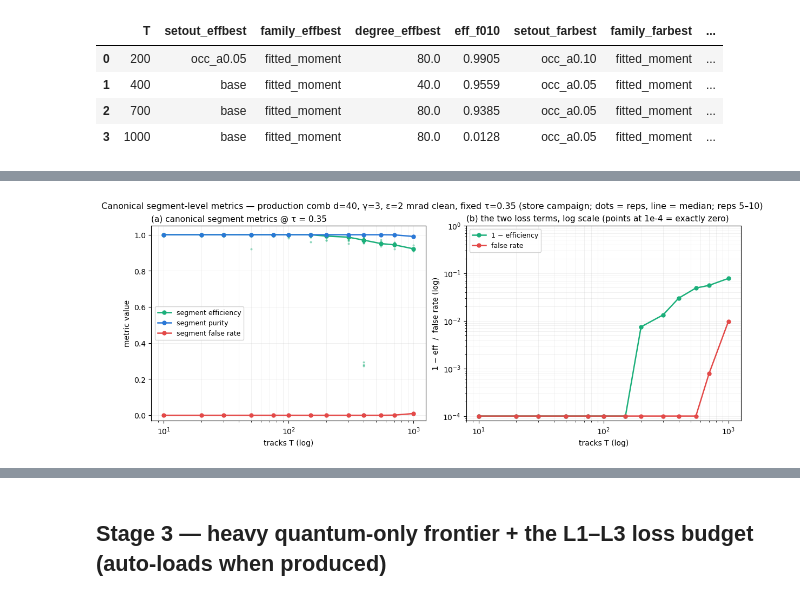
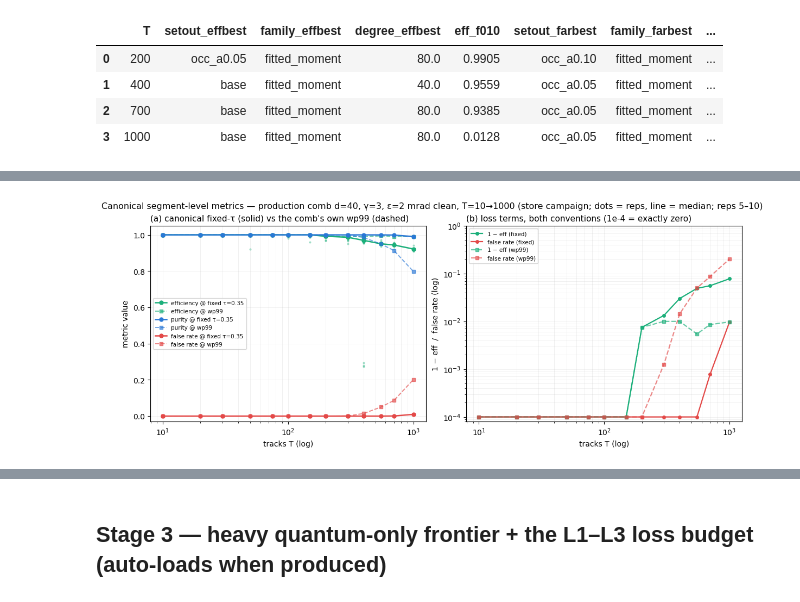
Before and after one commit to GeorgeWilliam1999/Quantum_Track_Reconstruction, a Jupyter notebook: QSVT/Efficiency_Frontier/explore_results.ipynb, the cells around one changed output, grey strips where cells are left out. Drawn from its saved outputs; the diff is of its cells as text; code cells hidden in the pictures.

```diff
--- a/QSVT/Efficiency_Frontier/explore_results.ipynb
+++ b/QSVT/Efficiency_Frontier/explore_results.ipynb
@@ -654,55 +662,68 @@ else:
     q = sm[(sm.solver == "qsvt") & (sm.gamma == 3.0) & (sm.sigma_res == 0.0)
            & (sm.hit_ineff == 0.0) & (sm.sigma_scatt == 1e-4)
            & np.isclose(sm.epsilon, 0.002, atol=1e-5)].copy()
-    METS = [("segment_efficiency", "segment efficiency", "#1baf7a"),
-            ("segment_purity", "segment purity", "#2a78d6"),
-            ("segment_false_rate", "segment false rate", "#e34948")]
+    METS = [("segment_efficiency", "efficiency", "#1baf7a"),
+            ("segment_purity", "purity", "#2a78d6"),
+            ("segment_false_rate", "false rate", "#e34948")]
     fig, axes = plt.subplots(1, 2, figsize=(11.5, 4.6), constrained_layout=True)
 
+    # (a) both conventions: fixed τ=0.35 (locked 2026-06-14) solid,
+    #     the comb's own wp99 working point dashed
     ax = axes[0]
     for col, lab, c in METS:
         med = q.groupby("n_trk")[col].median()
-        ax.plot(q["n_trk"], q[col], ".", ms=4, alpha=0.35, color=c, zorder=2)
-        ax.plot(med.index, med.values, "o-", lw=1.8, ms=5, color=c, label=lab,
-                zorder=3)
+        ax.plot(q["n_trk"], q[col], ".", ms=4, alpha=0.3, color=c, zorder=2)
+        ax.plot(med.index, med.values, "o-", lw=1.8, ms=5, color=c,
+                label=f"{lab} @ fixed τ=0.35", zorder=3)
+        wcol = col + "_wp"
+        if wcol in q.columns:
+            wmed = q.groupby("n_trk")[wcol].median()
+            ax.plot(wmed.index, wmed.values, "s--", lw=1.4, ms=4, color=c,
+                    alpha=0.65, label=f"{lab} @ wp99", zorder=3)
     ax.set_xscale("log")
     ax.set_ylim(-0.03, 1.05)
     ax.set_xlabel("tracks T (log)")
     ax.set_ylabel("metric value")
-    ax.set_title("(a) canonical segment metrics @ τ = 0.35", loc="left",
-                 fontsize=11)
-    ax.legend(fontsize=9, loc="center left")
+    ax.set_title("(a) canonical fixed-τ (solid) vs the comb's own wp99 "
+                 "(dashed)", loc="left", fontsize=11)
+    ax.legend(fontsize=7.5, loc="center left", ncol=1)
 
+    # (b) the loss terms, log scale, both conventions
     ax = axes[1]
-    for col, lab, c in [("segment_efficiency", "efficiency", "#1baf7a"),
-                        ("segment_false_rate", "false rate", "#e34948")]:
+    for col, base_lab, c, conv in [
+            ("segment_efficiency", "1 − eff", "#1baf7a", "fixed"),
+            ("segment_false_rate", "false rate", "#e34948", "fixed"),
+            ("segment_efficiency_wp", "1 − eff", "#1baf7a", "wp99"),
+            ("segment_false_rate_wp", "false rate", "#e34948", "wp99")]:
+        if col not in q.columns:
+            continue
         med = q.groupby("n_trk")[col].median()
-        v = np.clip(med.values, 1e-4, None) if col == "segment_false_rate" \
-            else 1.0 - med.values
-        lab2 = "false rate" if col == "segment_false_rate" else "1 − efficiency"
-        ax.plot(med.index, np.clip(
-            med.values if col == "segment_false_rate" else 1 - med.values,
-            1e-4, None), "o-", lw=1.8, ms=5, color=c, label=lab2)
+        y = (1.0 - med.values) if col.startswith("segment_efficiency") \
+            else med.values
+        ls, al = ("o-", 1.0) if conv == "fixed" else ("s--", 0.65)
+        ax.plot(med.index, np.clip(y, 1e-4, None), ls, lw=1.6, ms=4,
+                color=c, alpha=al, label=f"{base_lab} ({conv})")
     ax.set_xscale("log")
     ax.set_yscale("log")
     ax.set_ylim(8e-5, 1)
     ax.set_xlabel("tracks T (log)")
     ax.set_ylabel("1 − eff  /  false rate (log)")
-    ax.set_title("(b) the two loss terms, log scale (points at 1e-4 = "
-                 "exactly zero)", loc="left", fontsize=11)
-    ax.legend(fontsize=9, loc="upper left")
+    ax.set_title("(b) loss terms, both conventions (1e-4 = exactly zero)",
+                 loc="left", fontsize=11)
+    ax.legend(fontsize=7.5, loc="upper left")
 
     for ax in axes:
         ax.grid(alpha=0.25, lw=0.5, which="both")
     n_reps = q.groupby("n_trk")["rep"].nunique()
     fig.suptitle("Canonical segment-level metrics — production comb d=40, γ=3, "
-                 "ε=2 mrad clean, fixed τ=0.35 (store campaign; dots = reps, "
+                 "ε=2 mrad clean, T=10→1000 (store campaign; dots = reps, "
                  f"line = median; reps {n_reps.min()}–{n_reps.max()})",
                  fontsize=11.5)
     plt.show()
 
-    tab = q.groupby("n_trk")[["segment_efficiency", "segment_purity",
-                              "segment_false_rate"]].median().round(4)
-    display(tab)
+    cols = ["segment_efficiency", "segment_false_rate",
+            "segment_efficiency_wp", "segment_false_rate_wp"]
+    cols = [c for c in cols if c in q.columns]
+    display(q.groupby("n_trk")[cols].median().round(4))
 # %% [output]
-[figure, old version]
+[figure, new version]
```
Also changed, not shown: parts of 3 cells of this notebook.
